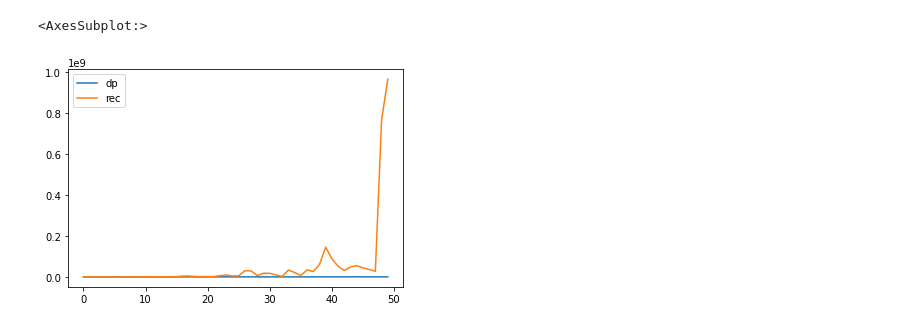
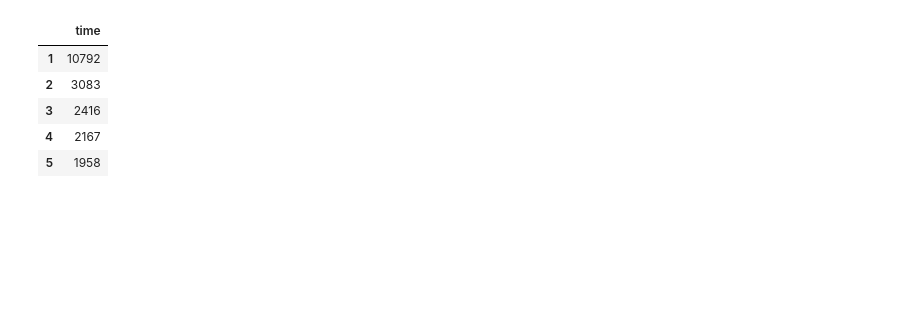
Before and after one commit to Kunal-Sharma213/ADA-Lab, a Jupyter notebook: testKnapsack.ipynb, the cells around one changed output. Cells and saved outputs as stored; diff of their text form; code cells hidden in the pictures; blank space fills up the shorter version.

```diff
--- a/testKnapsack.ipynb
+++ b/testKnapsack.ipynb
@@ -108,7 +3,0 @@ ans_rec = [4542,
-# %%
-
-df = pd.DataFrame({'dp': ans_dp, 'rec': ans_rec})
-df.plot()
-# %% [output]
-<AxesSubplot:>
-[figure, removed]
@@ -114,0 +26,9 @@ df.plot()
+# %%
+df.head()
+# %% [output]
+|  | time |
+| 1 | 10792 |
+| 2 | 3083 |
+| 3 | 2416 |
+| 4 | 2167 |
+| 5 | 1958 |
```
Also changed, not shown: parts of 20 cells of this notebook.
